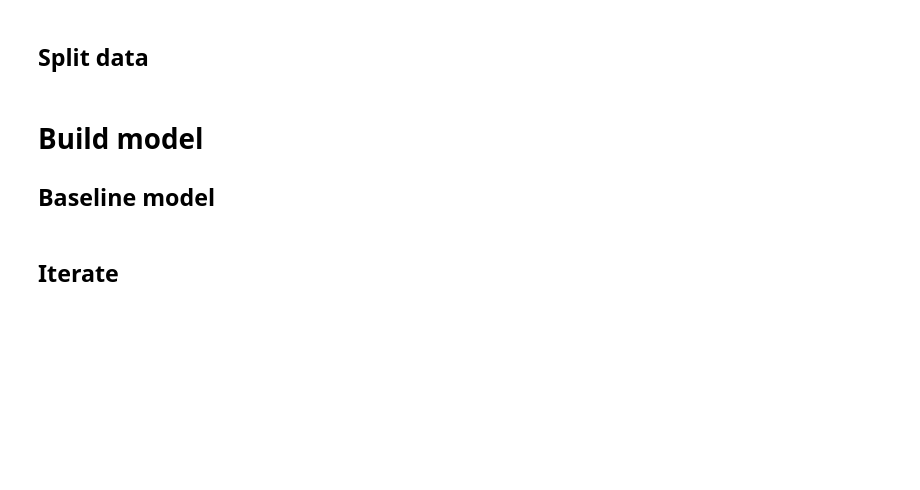
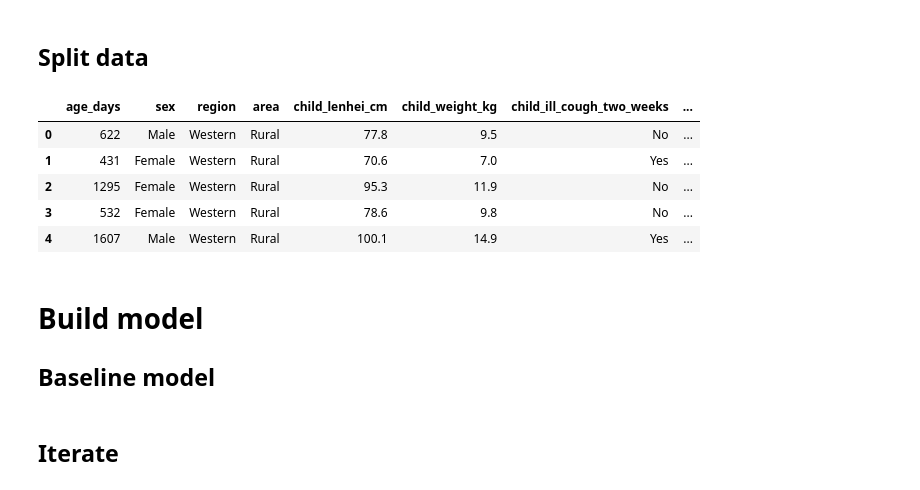
Before and after one commit to KomlaRD/machine_learning_dhs, a Jupyter notebook: ml_undernutrition.ipynb, the cells around one changed output. Saved outputs shown, nothing was run; the diff lists cells and outputs as text; code cells hidden in the pictures; blank space fills up the shorter version.

Commit message:
Create feature matrix and target vectors

```diff
--- a/ml_undernutrition.ipynb
+++ b/ml_undernutrition.ipynb
@@ -51,5 +108,27 @@ sns.heatmap(corr); # Plot heatmap
 # %% [markdown]
 ## Split data
+# %%
+# s: stunting; u: underweight; w: wasting
+# Create feature matrix and target vectors
+target_s = "stunting"
+target_u = "underweight"
+target_w = "wasting"
+
+# Create target vector for each nutritional indicator
+y_s = df[target_s]
+y_u = df[target_u]
+y_w = df[target_w]
+
+# Features
+X = df.drop(columns=[target_s, target_u, target_w, "primary_sampling_unit", "stratum", "child_under_five_sample_weight"])
+X.head()
+# %% [output]
+|  | age_days | sex | region | area | child_lenhei_cm | child_weight_kg | child_ill_cough_two_weeks | ... |
+| 0 | 622 | Male | Western | Rural | 77.8 | 9.5 | No | ... |
+| 1 | 431 | Female | Western | Rural | 70.6 | 7.0 | Yes | ... |
+| 2 | 1295 | Female | Western | Rural | 95.3 | 11.9 | No | ... |
+| 3 | 532 | Female | Western | Rural | 78.6 | 9.8 | No | ... |
+| 4 | 1607 | Male | Western | Rural | 100.1 | 14.9 | Yes | ... |
 # %% [markdown]
 # Build model
 
```
Also changed, not shown: parts of 7 cells of this notebook.
